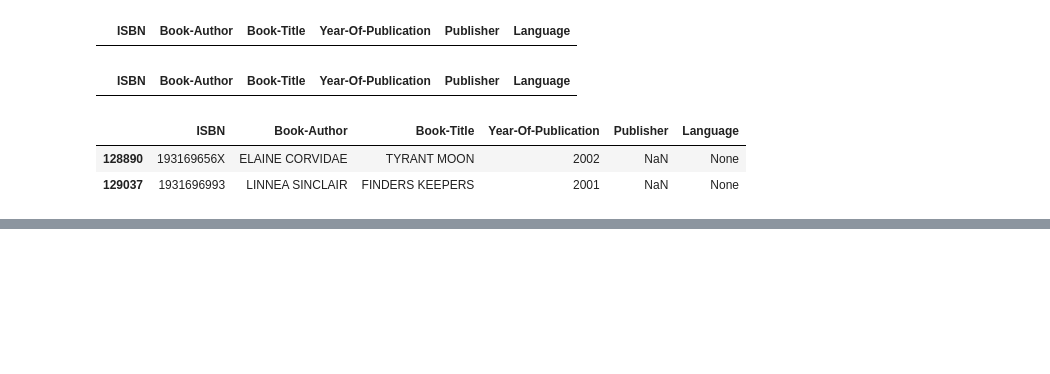
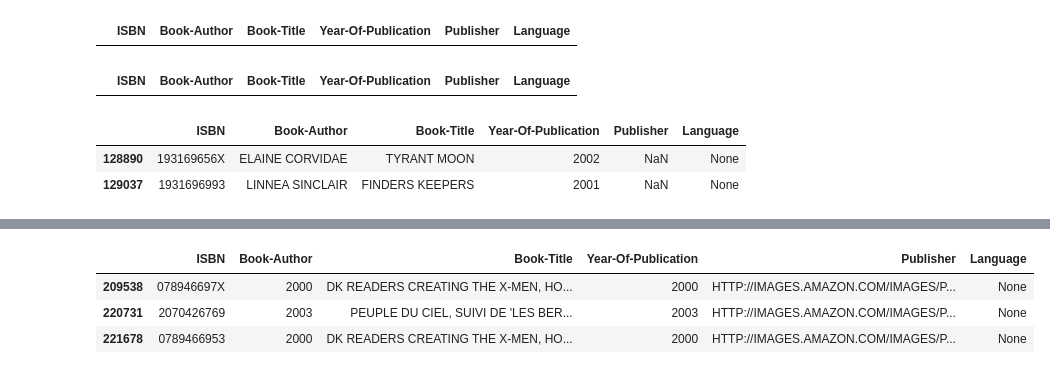
Before and after one commit to ZuPr42/datasentics, a Jupyter notebook: notebooks/1.0-zupr-data_preparation.ipynb, the cells around one changed output, grey strips where cells are left out. Drawn from its saved outputs; the diff is of its cells as text; code cells hidden in the pictures; blank space fills up the shorter version.

```diff
--- a/notebooks/1.0-zupr-data_preparation.ipynb
+++ b/notebooks/1.0-zupr-data_preparation.ipynb
@@ -208,0 +115,9 @@ with open('C:/Users/ASUS/anaconda3/data_scentics/data/interim/users_data.pkl', '
+# %%
+# find the Book-Author, which is only number
+numeric_rows = books_data['Book-Author'].str.contains('^\d+$')
+books_data[numeric_rows.fillna(False)]
+# %% [output]
+|  | ISBN | Book-Author | Book-Title | Year-Of-Publication | Publisher | Language |
+| 209538 | 078946697X | 2000 | DK READERS CREATING THE X-MEN, HO... | 2000 | HTTP://IMAGES.AMAZON.COM/IMAGES/P... | None |
+| 220731 | 2070426769 | 2003 | PEUPLE DU CIEL, SUIVI DE 'LES BER... | 2003 | HTTP://IMAGES.AMAZON.COM/IMAGES/P... | None |
+| 221678 | 0789466953 | 2000 | DK READERS CREATING THE X-MEN, HO... | 2000 | HTTP://IMAGES.AMAZON.COM/IMAGES/P... | None |
```
Also changed, not shown: parts of 42 cells of this notebook, 6 other files.
